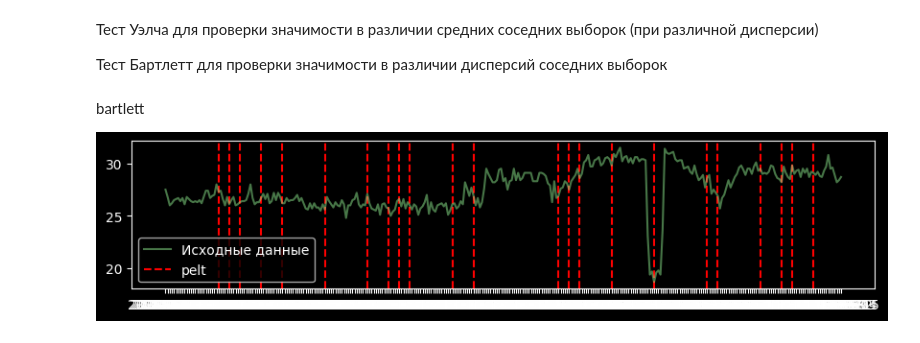
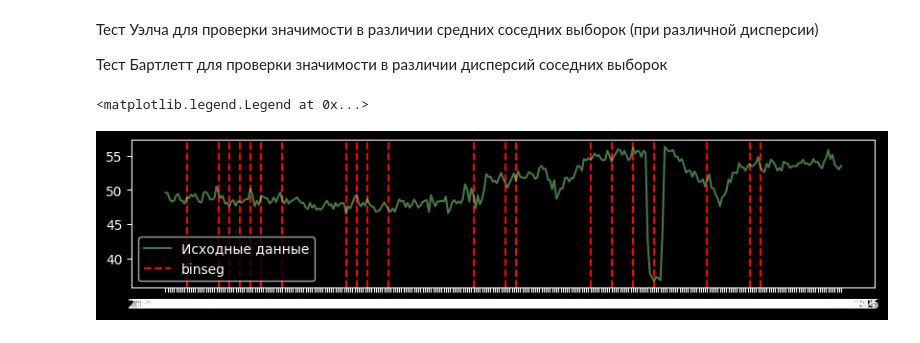
Before and after one commit to IAmSerepok/DataFromVariousSources, a Jupyter notebook: stat_tests.ipynb, the cells around one changed output. Cells and saved outputs as stored; diff of their text form; code cells hidden in the pictures.

```diff
--- a/stat_tests.ipynb
+++ b/stat_tests.ipynb
@@ -9,13 +9,22 @@ plt.style.use('dark_background')
 
 df = pd.read_csv('data/clean_data.csv')
 # %%
-signal = df['accuracy_1_%'].values
-model = rpt.Pelt(model="rbf", min_size=5).fit(signal)
-changes_pelt = model.predict(pen=0.1)
+target = 'accuracy_all_%'
 
-changes_pelt = [cp for cp in changes_pelt if cp < len(df)]
+signal = df[target].values
+
+# model = rpt.Pelt(model="rbf", min_size=5).fit(signal)
+# changes = model.predict(pen=0.2)
+
+model = rpt.Binseg(model="rbf", min_size=5).fit(signal)
+changes = model.predict(n_bkps=40)
+
+# model = rpt.KernelCPD(kernel="rbf", min_size=5).fit(signal)
+# changes = model.predict(n_bkps=60)
+
+changes = [cp for cp in changes if cp < len(df)]
 # %%
-indexes = [0] + changes_pelt + [len(signal)-1]
+indexes = [0] + changes + [len(signal)-1]
 # %% [markdown]
 p-value > 0.05 → не отвергаем H₀ (нормальность).
 
@@ -66,22 +98,21 @@ for i in range(len(indexes) - 2):
     #        ")
 # %%
 plt.figure(figsize=(10, 2))
-plt.plot(df['date'], df['accuracy_1_%'], alpha=0.5, color='lightgreen', label='Исходные данные', zorder=2)
+plt.plot(df['date'], df[target], alpha=0.5, color='lightgreen', label='Исходные данные', zorder=2)
 
 # for window_size in [14]:
 #     df['smoothed'] = df['accuracy_1_%'].rolling(window=window_size).mean()
 #     plt.plot(df['date'], df['smoothed'], linewidth=2, color='skyblue',
 #             label=f'Скользящее среднее (окно {window_size})', zorder=3)
 
 significant_diff = [cp for cp in significant_diff if cp < len(df)]
 
 for cp in significant_diff:
     plt.axvline(df['date'].iloc[cp], color="red",
                 linestyle='--', zorder=1,
-                label="pelt" if cp == significant_diff[0] else "")
+                label="binseg" if cp == significant_diff[0] else "")
 
-plt.legend()
+plt.legend(loc='lower left')
+# %% [output]
+<matplotlib.legend.Legend at 0x...>
+[figure, added]
-# %% [markdown]
-bartlett
-
-![image.png](attachment:image.png)
```
Also changed, not shown: parts of 10 cells of this notebook.
